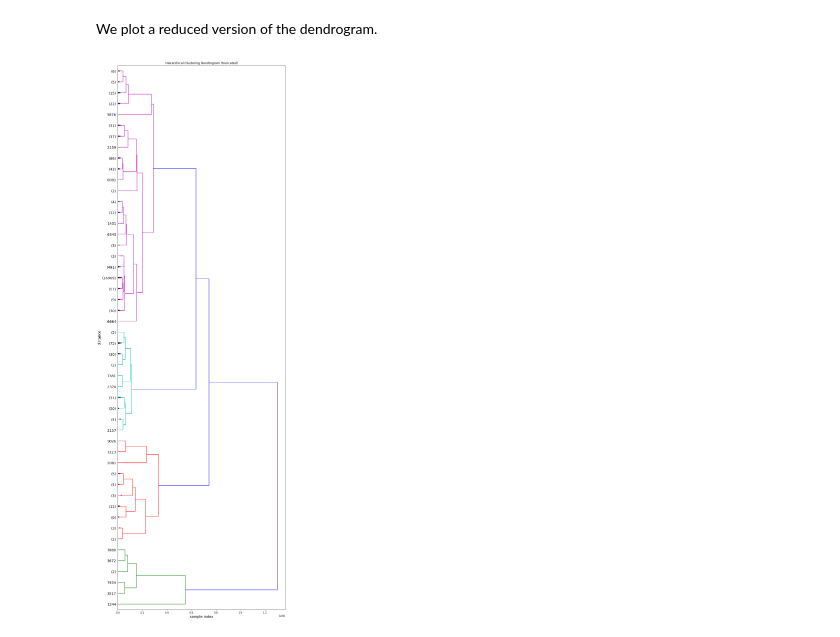
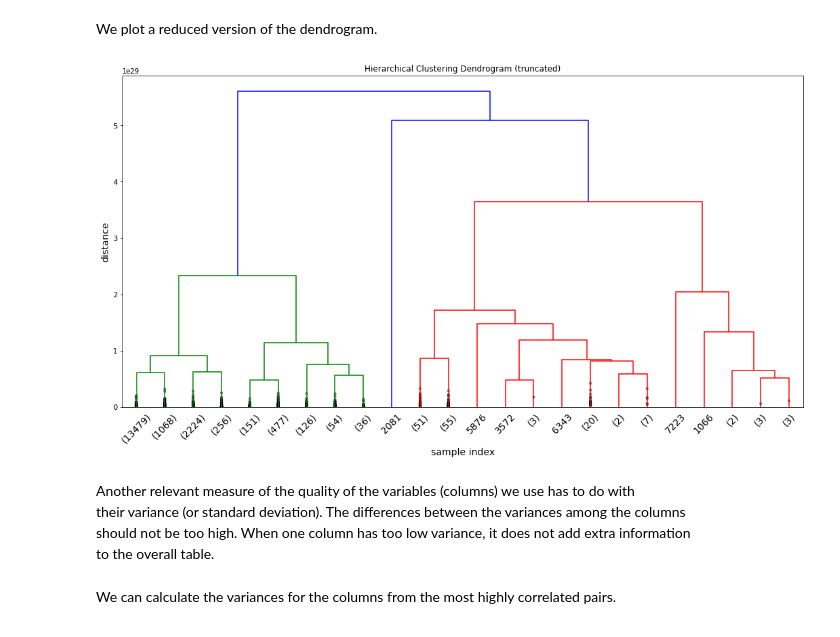
Before and after one commit to racarvajal/work_notes, a Jupyter notebook: Analyze_high_z_cat.ipynb, the cells around one changed output. Drawn from its saved outputs; the diff is of its cells as text; code cells hidden in the pictures.

```diff
--- a/Analyze_high_z_cat.ipynb
+++ b/Analyze_high_z_cat.ipynb
@@ -574,3 +600,4 @@ We can, also, replace the missing values with the mean of the selected column.
 # %%
-filled_lums_cat_df = lums_catalog_df.dropna(axis='columns', how='all')
+# filled_lums_cat_df = lums_catalog_df.dropna(axis='columns', how='all')
+filled_lums_cat_df = lums_catalog_df.dropna(axis='columns', thresh=20)
 col_names_non_drop = filled_lums_cat_df.columns
@@ -577,5 +607,5 @@ col_names_non_drop = filled_lums_cat_df.columns
 # %%
-imputer       = SimpleImputer(missing_values=np.nan, strategy='mean')
+imputer       = SimpleImputer(missing_values=np.nan, strategy='median')
 imputed_array = imputer.fit_transform(filled_lums_cat_df, filled_lums_cat_df)
 # %% [markdown]
 Reassing the new (replaced) data into the old Table
@@ -588,7 +619,7 @@ We do not need to calculate a new correlation matrix. The addition of zeros ($0$
 # %%
 num_of_rows      = 18023  # Number of rows to consider. 18023 for all elements
 # num_of cols      = 500    # Number of columns to consider. 534 for all columns with Flux values (error columns not considered)
-min_elements     = 20
+min_elements     = 15
 # corr             = large_catalog_df[numeric_col_names[:num_of_rows]].corr(min_periods=20)
 corr_filled      = filled_lums_cat_df.loc[:num_of_rows].corr(min_periods=min_elements)
 corr_abs_filled  = corr_filled.abs()
@@ -601,7 +632,7 @@ cols_corr_filled = (corr_abs_filled.where(np.triu(np.ones(corr_abs_filled.shape)
 # %% [markdown]
 Select top pairs of columns from this new list.
 # %%
-corr_thresh      = 0.75  # We want pairs with correlations below this value
+corr_thresh      = 0.98  # We want pairs with correlations below this value (0.78, 0.98)
 num_of_corr      = 35    # How many high correlations we want to analyze at a time
 # %%
 arr_cols_filled       = np.array([np.array(row) for row in cols_corr_filled.keys()[cols_corr_filled<corr_thresh][:num_of_corr]])  # Columns involved in the highest 25 correlations (below 0.75)
@@ -752,24 +756,31 @@ Z = hc.linkage(filled_lums_cat_df[cols_high_corr_filled], 'ward')
 # %% [markdown]
 We plot a reduced version of the dendrogram.
 # %%
-fig = plt.figure(figsize=(12,40))
+fig = plt.figure(figsize=(18,9))
 ax1 = fig.add_subplot(111)
 
 plt.title('Hierarchical Clustering Dendrogram (truncated)')
 plt.xlabel('sample index', size=14)
 plt.ylabel('distance', size=14)
 hc.dendrogram(
     Z,
     truncate_mode='lastp',  # show only the last p merged clusters
-    p=50,  # show only the last p merged clusters
+    p=24,  # show only the last p merged clusters
     show_leaf_counts=True,  # otherwise numbers in brackets are counts
-    #leaf_rotation=90.,
-    color_threshold =0.6e30,
+    # leaf_rotation=90.,
+    # color_threshold =0.6e30,
     leaf_font_size=14.,
     show_contracted=True,  # to get a distribution impression in truncated branches
-    orientation='right'
+    orientation='top'
 )
 #plt.xscale('log')
 plt.show()
 # %% [output]
-[figure, old version]
+[figure, new version]
+# %% [markdown]
+Another relevant measure of the quality of the variables (columns) we use has to do with
+their variance (or standard deviation). The differences between the variances among the columns
+should not be too high. When one column has too low variance, it does not add extra information
+to the overall table.
+# %% [markdown]
+We can calculate the variances for the columns from the most highly correlated pairs.
```
Also changed, not shown: parts of 20 cells of this notebook.
